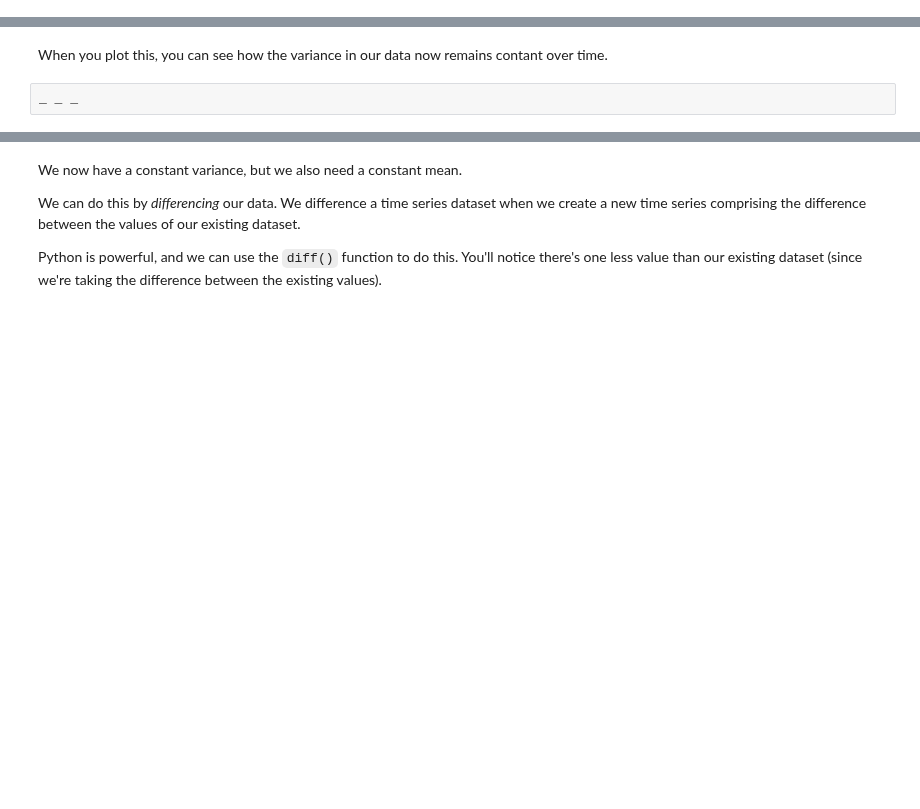
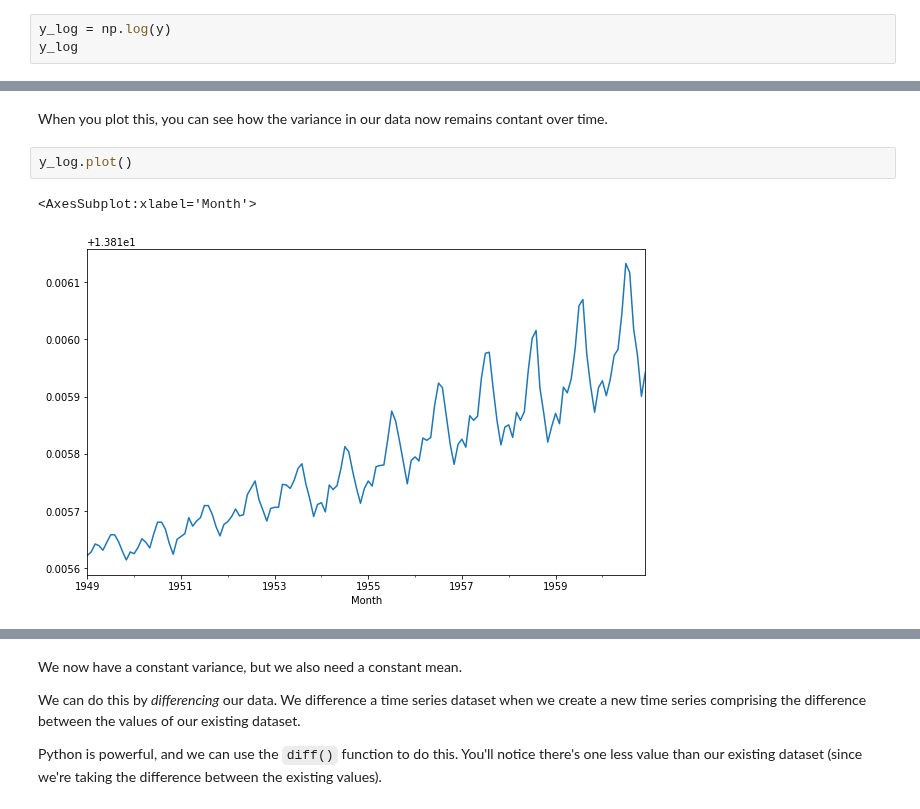
Before and after one commit to pauljacob/mini_projects, a Jupyter notebook: Cowboys&CigrettesCaseStudy/Cowboy Cigarettes Case Study - Tier 3.ipynb, the cells around one changed output, grey strips where cells are left out. Saved outputs shown, nothing was run; the diff lists cells and outputs as text; blank space fills up the shorter version.

```diff
--- a/Cowboys&CigrettesCaseStudy/Cowboy Cigarettes Case Study - Tier 3.ipynb
+++ b/Cowboys&CigrettesCaseStudy/Cowboy Cigarettes Case Study - Tier 3.ipynb
@@ -358,0 +368,3 @@ _ _ _
+# %%
+y_log = np.log(y)
+y_log
@@ -359,5 +385,8 @@ _ _ _
 # %% [markdown]
 
 When you plot this, you can see how the variance in our data now remains contant over time.
-# %%
-_ _ _
+# %%
+y_log.plot()
+# %% [output]
+<AxesSubplot:xlabel='Month'>
+[figure, added]
```
Also changed, not shown: parts of 44 cells of this notebook.
